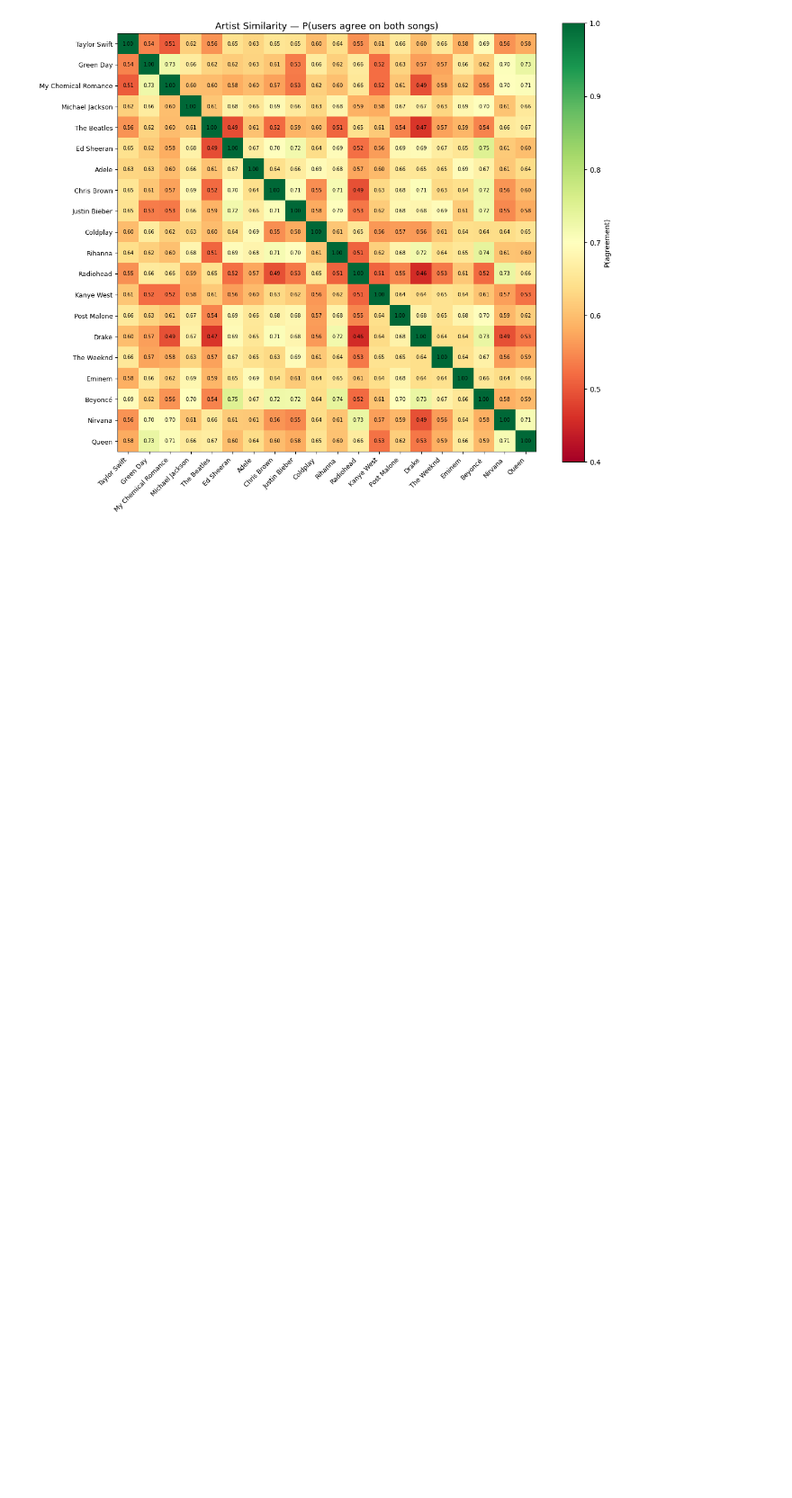
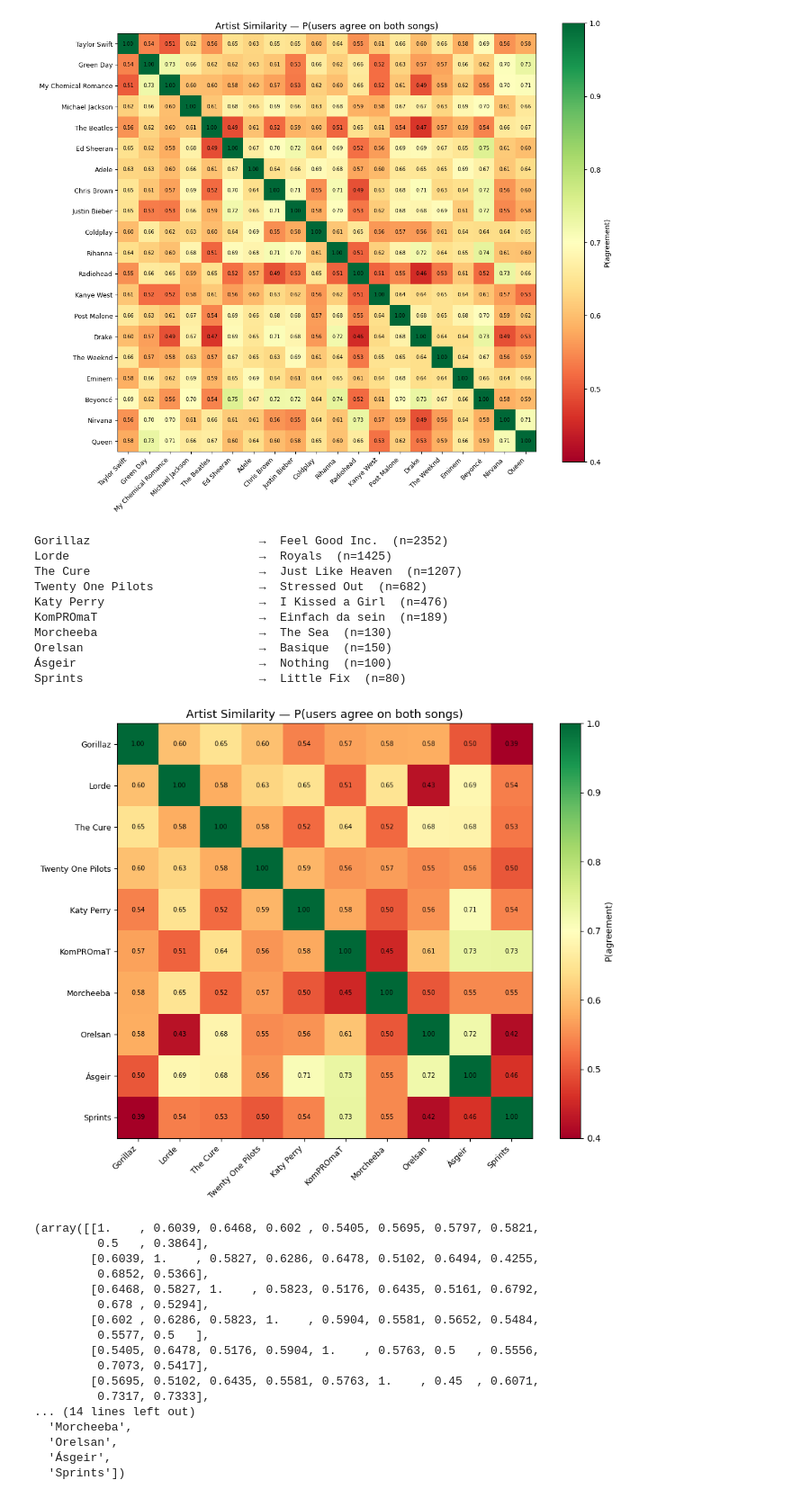
Before and after one commit to sstoikov/piki-research, a Jupyter notebook: 2-similar-artists.ipynb, the cells around one changed output. Shown at 90% size. Saved outputs shown, nothing was run; the diff lists cells and outputs as text; code cells hidden in the pictures; blank space fills up the shorter version.

Commit message:
Add artist similarity heatmap functions and Paleo 2026 example
Co-Authored-By: Claude Sonnet 4.6 <noreply@anthropic.com>

```diff
--- a/2-similar-artists.ipynb
+++ b/2-similar-artists.ipynb
@@ -206,0 +305,44 @@ plt.show()
+# %%
+rows = DB.fetch("""
+    select artist_id,max(num_likes+num_dislikes+num_superlikes) as cnt
+    from piki_score
+    where artist_id in
+    (SELECT artist_id FROM shows s
+    INNER JOIN artists a ON s.artist_id = a.id
+    WHERE venue = 'paleo' AND date > '2026-07-01'
+    )
+    group by artist_id
+    order by cnt desc limit 10
+""")
+#print(rows)
+paleo_ids = [r['artist_id'] for r in rows]
+plot_artist_similarity_heatmap(paleo_ids)
+# %% [output]
+Gorillaz                        →  Feel Good Inc.  (n=2352)
+Lorde                           →  Royals  (n=1425)
+The Cure                        →  Just Like Heaven  (n=1207)
+Twenty One Pilots               →  Stressed Out  (n=682)
+Katy Perry                      →  I Kissed a Girl  (n=476)
+KomPROmaT                       →  Einfach da sein  (n=189)
+Morcheeba                       →  The Sea  (n=130)
+Orelsan                         →  Basique  (n=150)
+Ásgeir                          →  Nothing  (n=100)
+Sprints                         →  Little Fix  (n=80)
+[figure, added]
+(array([[1.    , 0.6039, 0.6468, 0.602 , 0.5405, 0.5695, 0.5797, 0.5821,
+         0.5   , 0.3864],
+        [0.6039, 1.    , 0.5827, 0.6286, 0.6478, 0.5102, 0.6494, 0.4255,
+         0.6852, 0.5366],
+        [0.6468, 0.5827, 1.    , 0.5823, 0.5176, 0.6435, 0.5161, 0.6792,
+         0.678 , 0.5294],
+        [0.602 , 0.6286, 0.5823, 1.    , 0.5904, 0.5581, 0.5652, 0.5484,
+         0.5577, 0.5   ],
+        [0.5405, 0.6478, 0.5176, 0.5904, 1.    , 0.5763, 0.5   , 0.5556,
+         0.7073, 0.5417],
+        [0.5695, 0.5102, 0.6435, 0.5581, 0.5763, 1.    , 0.45  , 0.6071,
+         0.7317, 0.7333],
+... (14 lines left out)
+  'Morcheeba',
+  'Orelsan',
+  'Ásgeir',
+  'Sprints'])
```
Also changed, not shown: parts of 10 cells of this notebook.
